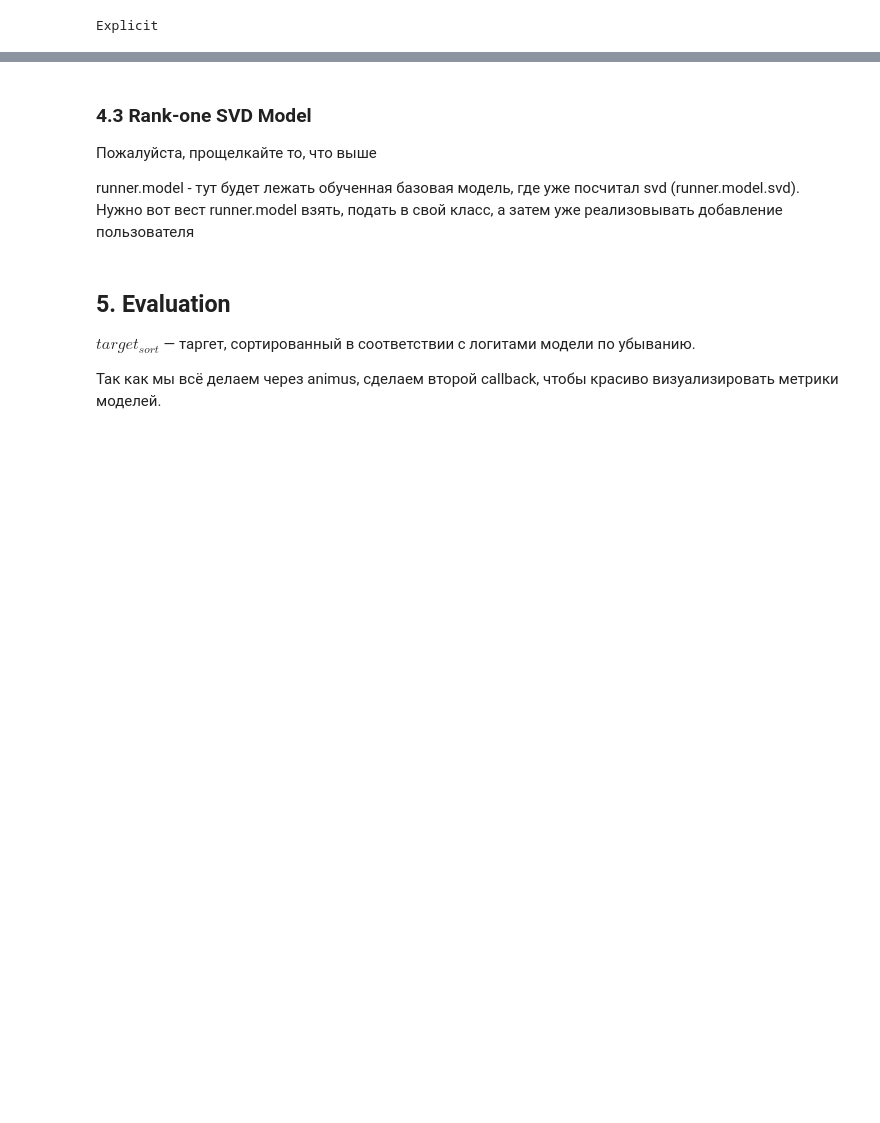
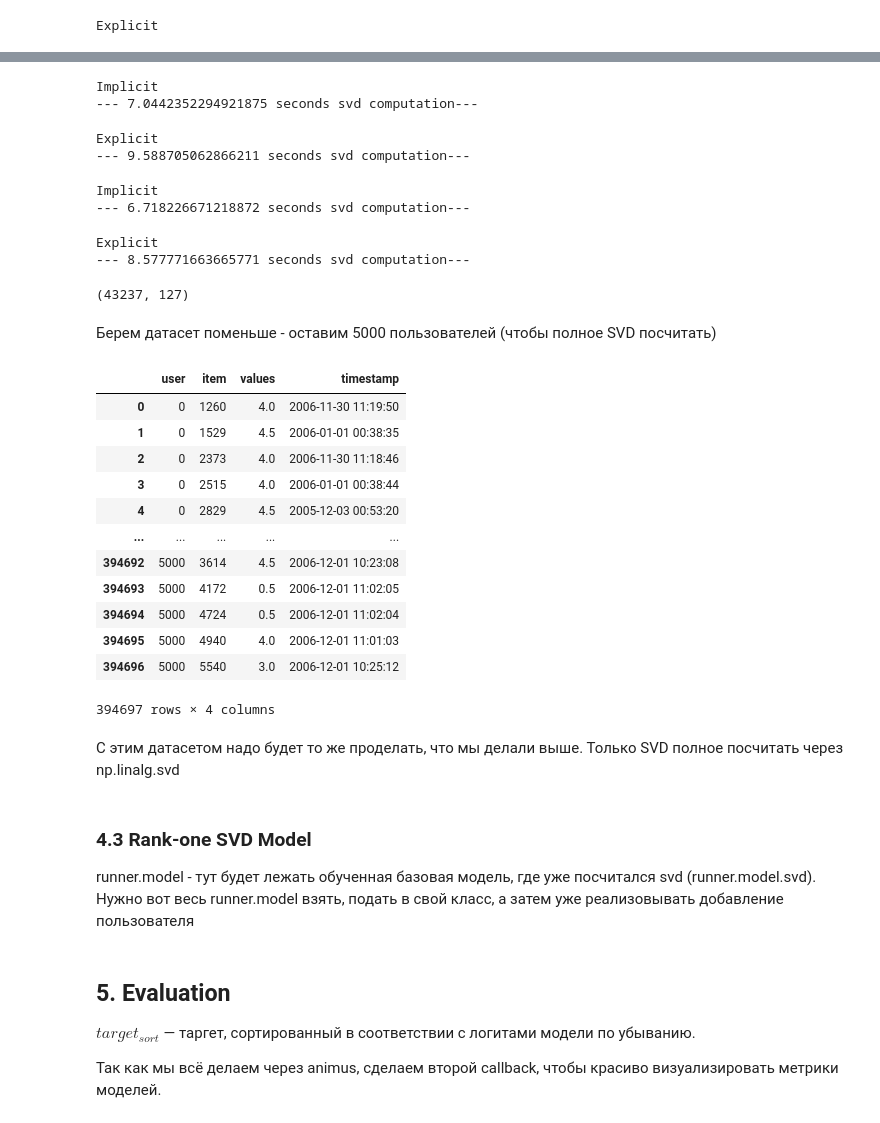
Before and after one commit to nlaskillet/project1, a Jupyter notebook: rank1_algo_in_recsys.ipynb, the cells around one changed output, grey strips where cells are left out. Cells and saved outputs as stored; diff of their text form; code cells hidden in the pictures; blank space fills up the shorter version.

```diff
--- a/rank1_algo_in_recsys.ipynb
+++ b/rank1_algo_in_recsys.ipynb
@@ -655,8 +819,58 @@ Explicit
+# %%
+built_in_svd_runner_minus1 = SparseRunner(model=Built_in_SvdModel(factors = 128), batch_size=512, device=device)
+
+print("Implicit")
+built_in_svd_runner_minus1.run(implicit_minus1_datasets)
+print("Explicit")
+built_in_svd_runner_minus1.run(explicit_minus1_datasets)
+# %% [output]
+Implicit
+--- 7.0442352294921875 seconds svd computation---
+Explicit
+--- 9.588705062866211 seconds svd computation---
+# %%
+built_in_svd_runner_minus2 = SparseRunner(model=Built_in_SvdModel(factors = 128), batch_size=512, device=device)
+
+print("Implicit")
+built_in_svd_runner_minus2.run(implicit_minus2_datasets)
+print("Explicit")
+built_in_svd_runner_minus2.run(explicit_minus2_datasets)
+# %% [output]
+Implicit
+--- 6.718226671218872 seconds svd computation---
+Explicit
+--- 8.577771663665771 seconds svd computation---
+# %%
+built_in_svd_runner_minus2.model.svd[0].shape
+# %% [output]
+(43237, 127)
+# %% [markdown]
+Берем датасет поменьше - оставим 5000 пользователей (чтобы полное SVD посчитать)
+# %%
+explicit_small, explicit_small_removed = remove_users(explicit_filtered_ratings, n = 42537)
+implicit_small, implicit_small_removed = remove_users(implicit_filtered_ratings, n = 42537)
+# %%
+explicit_small
+# %% [output]
+|  | user | item | values | timestamp |
+| 0 | 0 | 1260 | 4.0 | 2006-11-30 11:19:50 |
+| 1 | 0 | 1529 | 4.5 | 2006-01-01 00:38:35 |
+| 2 | 0 | 2373 | 4.0 | 2006-11-30 11:18:46 |
+| 3 | 0 | 2515 | 4.0 | 2006-01-01 00:38:44 |
+| 4 | 0 | 2829 | 4.5 | 2005-12-03 00:53:20 |
+| ... | ... | ... | ... | ... |
+| 394692 | 5000 | 3614 | 4.5 | 2006-12-01 10:23:08 |
+| 394693 | 5000 | 4172 | 0.5 | 2006-12-01 11:02:05 |
+| 394694 | 5000 | 4724 | 0.5 | 2006-12-01 11:02:04 |
+| 394695 | 5000 | 4940 | 4.0 | 2006-12-01 11:01:03 |
+| 394696 | 5000 | 5540 | 3.0 | 2006-12-01 10:25:12 |
+394697 rows × 4 columns
+# %% [markdown]
+С этим датасетом надо будет то же проделать, что мы делали выше. Только SVD полное посчитать через np.linalg.svd
 # %% [markdown]
 ### 4.3 Rank-one SVD Model
-Пожалуйста, прощелкайте то, что выше
 
-runner.model - тут будет лежать обученная базовая модель, где уже посчитал svd (runner.model.svd). Нужно вот вест runner.model взять, подать в свой класс, а затем уже реализовывать добавление пользователя
+runner.model - тут будет лежать обученная базовая модель, где уже посчитался svd (runner.model.svd). Нужно вот весь runner.model взять, подать в свой класс, а затем уже реализовывать добавление пользователя
 # %%
 class Rank_one_SvdModel(SparseModel):
     """
```
Also changed, not shown: parts of 36 cells of this notebook.
